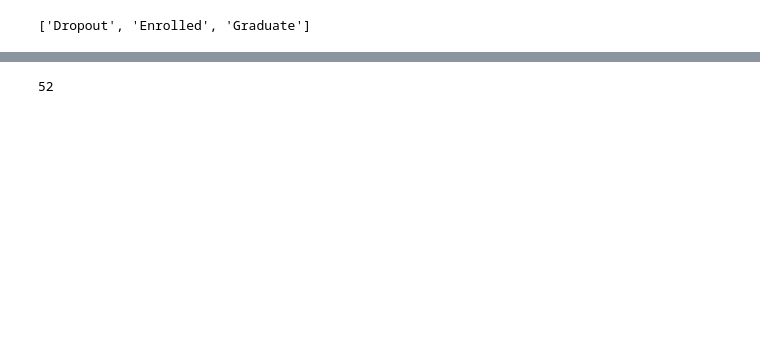
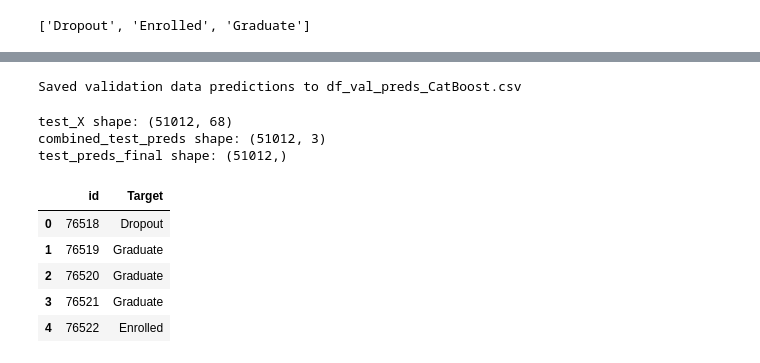
Before and after one commit to bk-anupam/KaggleChallenges, a Jupyter notebook: TABULAR/PS4E6/ps4e6_exp2.ipynb, the cells around one changed output, grey strips where cells are left out. Saved outputs shown, nothing was run; the diff lists cells and outputs as text; code cells hidden in the pictures; blank space fills up the shorter version.

```diff
--- a/TABULAR/PS4E6/ps4e6_exp2.ipynb
+++ b/TABULAR/PS4E6/ps4e6_exp2.ipynb
@@ -177,0 +269,12 @@ model_params = {'n_estimators': 703, 'max_depth': 10, 'min_samples_leaf': 4, 'mi
+# %%
+def get_model_tuning_params(trial, model_name):
+    if model_name == enums.ModelName.RandomForest:
+        return {
+            "n_estimators": trial.suggest_int("n_estimators", 200, 3000, step=100),
+            "max_depth": trial.suggest_int("max_depth", 10, 30),
+            "min_samples_leaf": trial.suggest_int("min_samples_leaf", 2, 16),
+            "min_samples_split": trial.suggest_int("min_samples_split", 2, 16),
+            "max_features": trial.suggest_categorical("max_features", ["log2", "sqrt", None])
+        }
+    if model_name == enums.ModelName.CatBoost:
+        return get_catboost_tuning_params(trial)
@@ -203,9 +377,33 @@ Wall time: 40.1 s
-# %%
-features = preprocessor.get_feature_names_out()
-# features = feature_cols_after_fe
-len(features)
-# %% [output]
-52
+# %%
+tt.persist(
+    model_name=Config.MODEL_TYPE,
+    fold_metrics_model=fold_metrics_model,
+    df_oof_preds=df_oof_preds,
+    persist_model=Config.PERSIST_MODEL,
+    output_path=DATA_WRITEPATH
+)
+# %% [output]
+Saved validation data predictions to df_val_preds_CatBoost.csv
+# %%
+test_preds_final = tt.get_test_preds_clf(fold_metrics_model, df_test, feature_cols_after_fe,
+                                         preprocessor=preprocessor, num_folds=Config.NUM_FOLDS)
+# convert test_preds to string using labelencoder
+test_preds_final = le.inverse_transform(test_preds_final)
+print(f"test_preds_final shape: {test_preds_final.shape}")
+df_submission = pd.read_csv(SUBMISSION_FILEPATH + 'sample_submission.csv')
+df_submission[Config.TARGET_COL_NAME]= test_preds_final
+df_submission.to_csv(DATA_WRITEPATH + f'submission_{Config.MODEL_TYPE}.csv',index=False)
+df_submission.head()
+# %% [output]
+test_X shape: (51012, 68)
+combined_test_preds shape: (51012, 3)
+test_preds_final shape: (51012,)
+|  | id | Target |
+| 0 | 76518 | Dropout |
+| 1 | 76519 | Graduate |
+| 2 | 76520 | Graduate |
+| 3 | 76521 | Graduate |
+| 4 | 76522 | Enrolled |
 # %%
 # Define a function to extract the part after '__' (vectorized for speed)
 def extract_after_delimiter(text):
```
Also changed, not shown: parts of 24 cells of this notebook.
